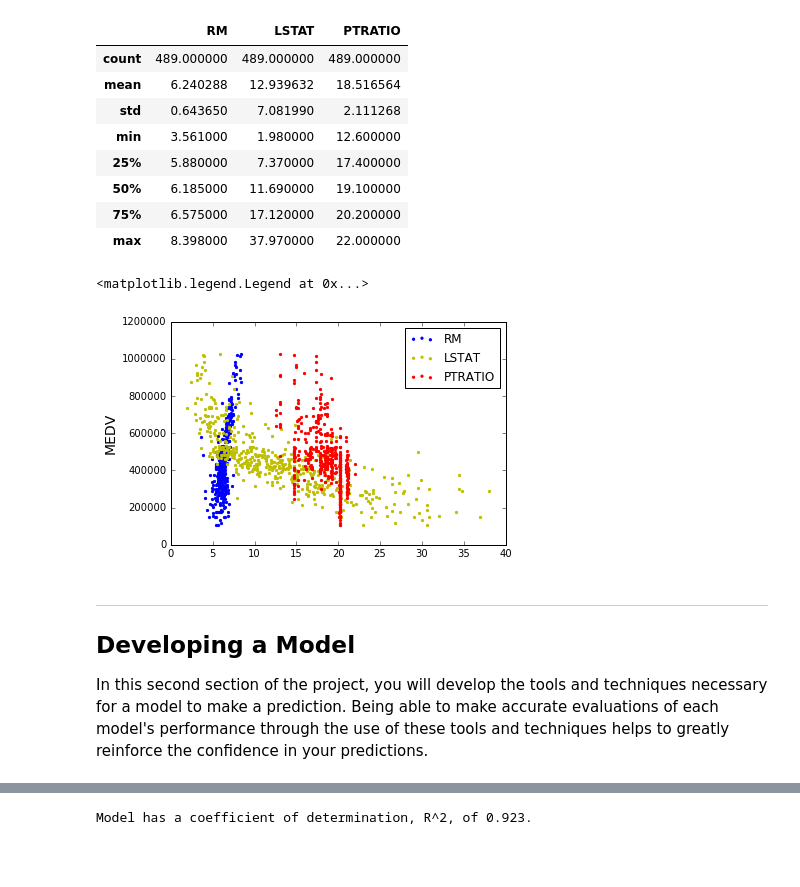
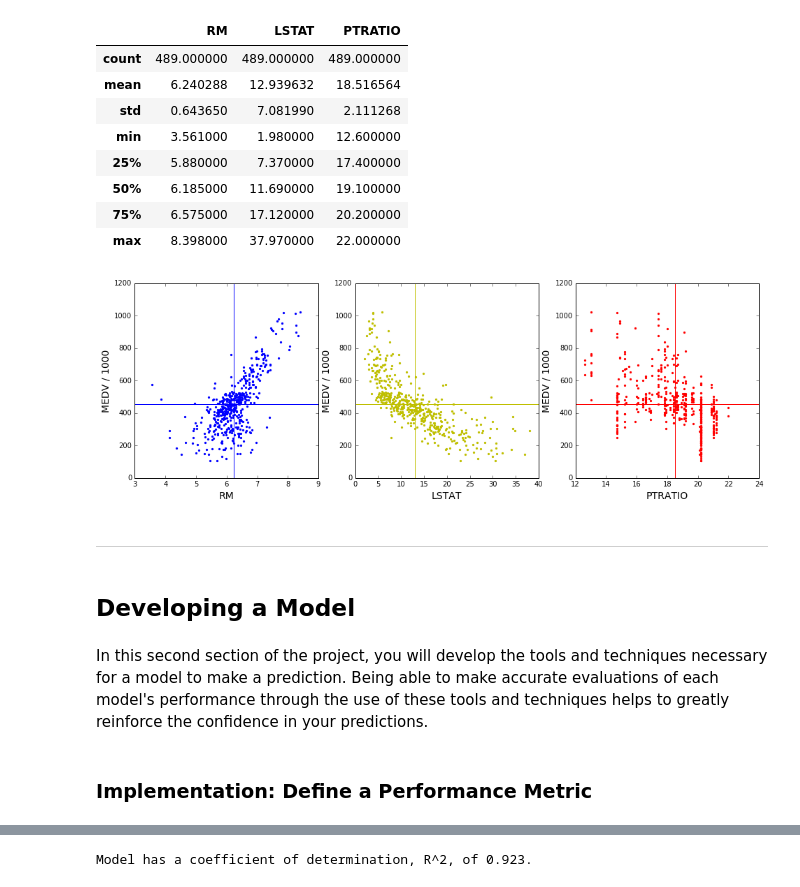
Before and after one commit to bdastmalchi/machine-learning, a Jupyter notebook: projects/boston_housing/boston_housing.ipynb, the cells around one changed output, grey strips where cells are left out. Cells and saved outputs as stored; diff of their text form; code cells hidden in the pictures; blank space fills up the shorter version.

```diff
--- a/projects/boston_housing/boston_housing.ipynb
+++ b/projects/boston_housing/boston_housing.ipynb
@@ -112,20 +126,49 @@ features.describe()
 | 50% | 6.185000 | 11.690000 | 19.100000 |
 | 75% | 6.575000 | 17.120000 | 20.200000 |
 | max | 8.398000 | 37.970000 | 22.000000 |
-# %%
-import matplotlib.pyplot as plt
-plt.figure()
-plt.scatter(features['RM'], prices, color='b', s=5)
-plt.scatter(features['LSTAT'], prices, color='y', s=5)
-plt.scatter(features['PTRATIO'], prices, color='r', s=5)
-plt.ylabel('MEDV', fontsize=14)
-plt.legend(['RM', 'LSTAT', 'PTRATIO'])
-# %% [output]
-<matplotlib.legend.Legend at 0x...>
-[figure, removed]
+# %%
+MEDV_AV = np.mean(prices)/1000
+RM_av = np.mean(features['RM'])
+LSTAT_av = np.mean(features['LSTAT'])
+PTRATIO_av = np.mean(features['PTRATIO'])
+y_min = 0
+y_max = 1200
+
+import matplotlib.pyplot as plt
+plt.figure(figsize=(16, 5))
+plt.subplot(1,3,1)
+plt.scatter(features['RM'], prices/1000, color='b', s=5)
+plt.plot([3, 9], [MEDV_AV, MEDV_AV] , color='b')
+plt.plot([RM_av, RM_av], [y_min, y_max], color='b')
+plt.xlim([3, 9])
+plt.ylim([y_min, y_max])
+plt.xlabel('RM', fontsize=14)
+plt.ylabel('MEDV / 1000', fontsize=14)
+plt.subplot(1,3,2)
+plt.scatter(features['LSTAT'], prices/1000, color='y', s=5)
+plt.plot([0, 40], [MEDV_AV, MEDV_AV] , color='y')
+plt.plot([LSTAT_av, LSTAT_av], [y_min, y_max], color='y')
+plt.xlim([0, 40])
+plt.ylim([y_min, y_max])
+plt.xlabel('LSTAT', fontsize=14)
+plt.ylabel('MEDV / 1000', fontsize=14)
+plt.subplot(1,3,3)
+plt.scatter(features['PTRATIO'], prices/1000, color='r', s=5)
+plt.plot([12, 24], [MEDV_AV, MEDV_AV] , color='r')
+plt.plot([PTRATIO_av, PTRATIO_av], [y_min, y_max], color='r')
+plt.xlim([12, 24])
+plt.ylim([y_min, y_max])
+plt.xlabel('PTRATIO', fontsize=14)
+plt.ylabel('MEDV / 1000', fontsize=14)
+plt.show()
+# %% [output]
+[figure, added]
+# %% [markdown]
+----
+# %% [markdown]
+## Developing a Model
 # %% [markdown]
-----
-
-## Developing a Model
 In this second section of the project, you will develop the tools and techniques necessary for a model to make a prediction. Being able to make accurate evaluations of each model's performance through the use of these tools and techniques helps to greatly reinforce the confidence in your predictions.
+# %% [markdown]
+### Implementation: Define a Performance Metric
 # %% [markdown]
```
Also changed, not shown: parts of 89 cells of this notebook, 12 other files.
